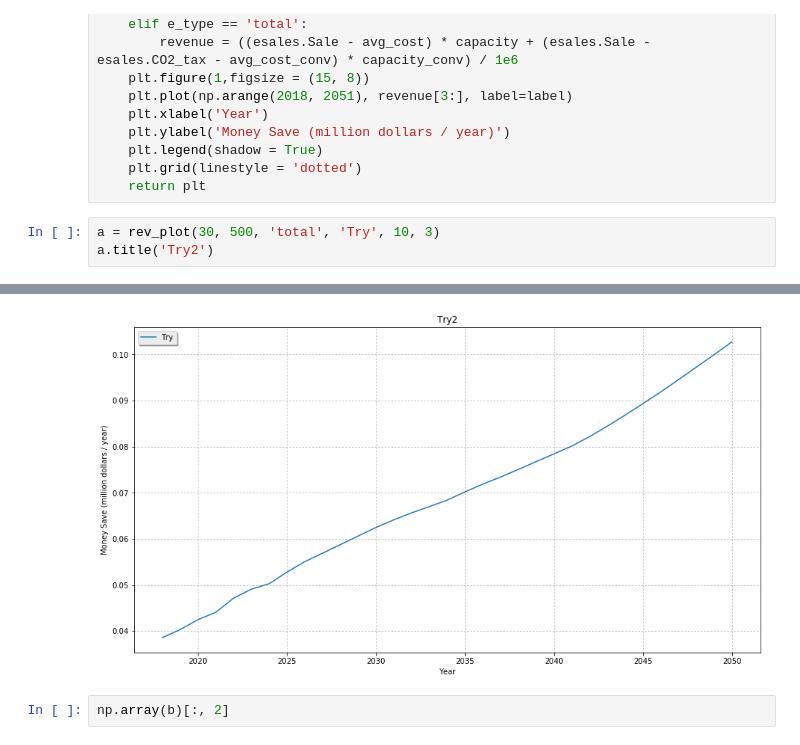
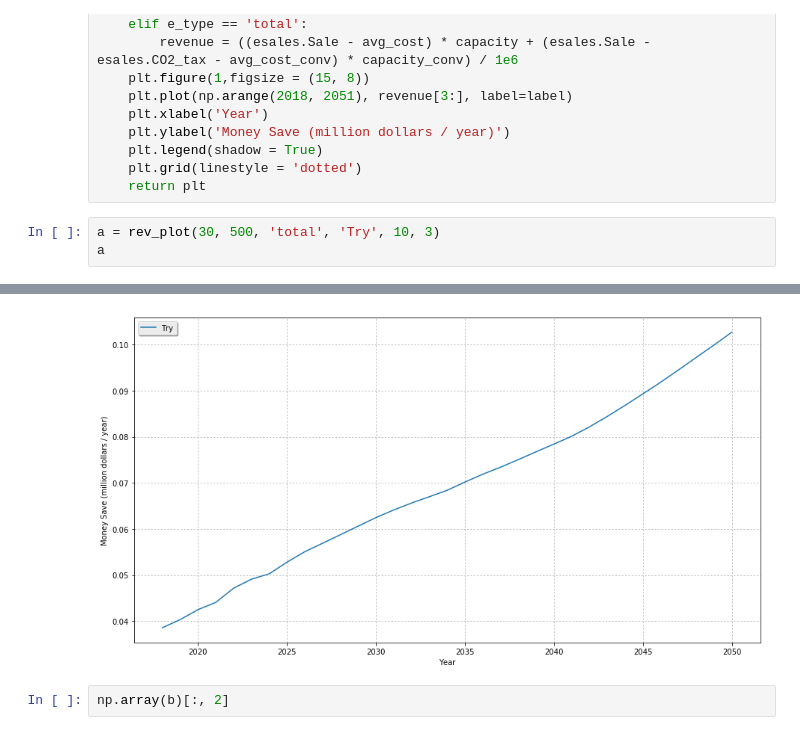
Before and after one commit to tydpan/EASE-Project, a Jupyter notebook: EASE/Core.ipynb, the cells around one changed output, grey strips where cells are left out. Drawn from its saved outputs; the diff is of its cells as text.

```diff
--- a/EASE/Core.ipynb
+++ b/EASE/Core.ipynb
@@ -179,5 +184,5 @@ def rev_plot(avg_cost, capacity, e_type, label, avg_cost_conv = 0, capacity_conv
     return plt
 # %%
 a = rev_plot(30, 500, 'total', 'Try', 10, 3)
-a.title('Try2')
+a
 # %% [output]
@@ -185,4 +190,4 @@ a.title('Try2')
-[figure, old version]
+[figure, new version]
 # %%
 np.array(b)[:, 2]
 # %% [output]
```
Also changed, not shown: parts of 5 cells of this notebook.
